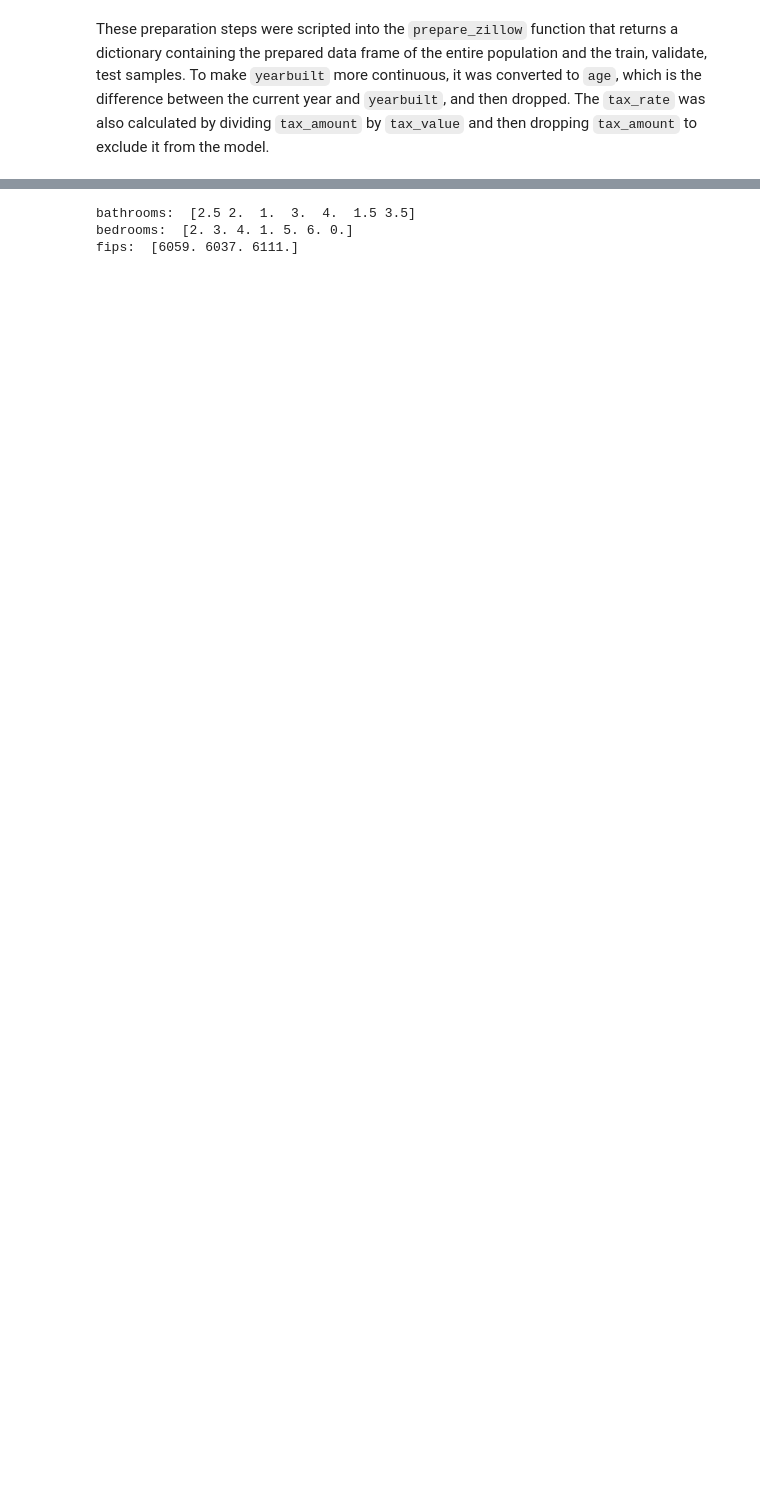
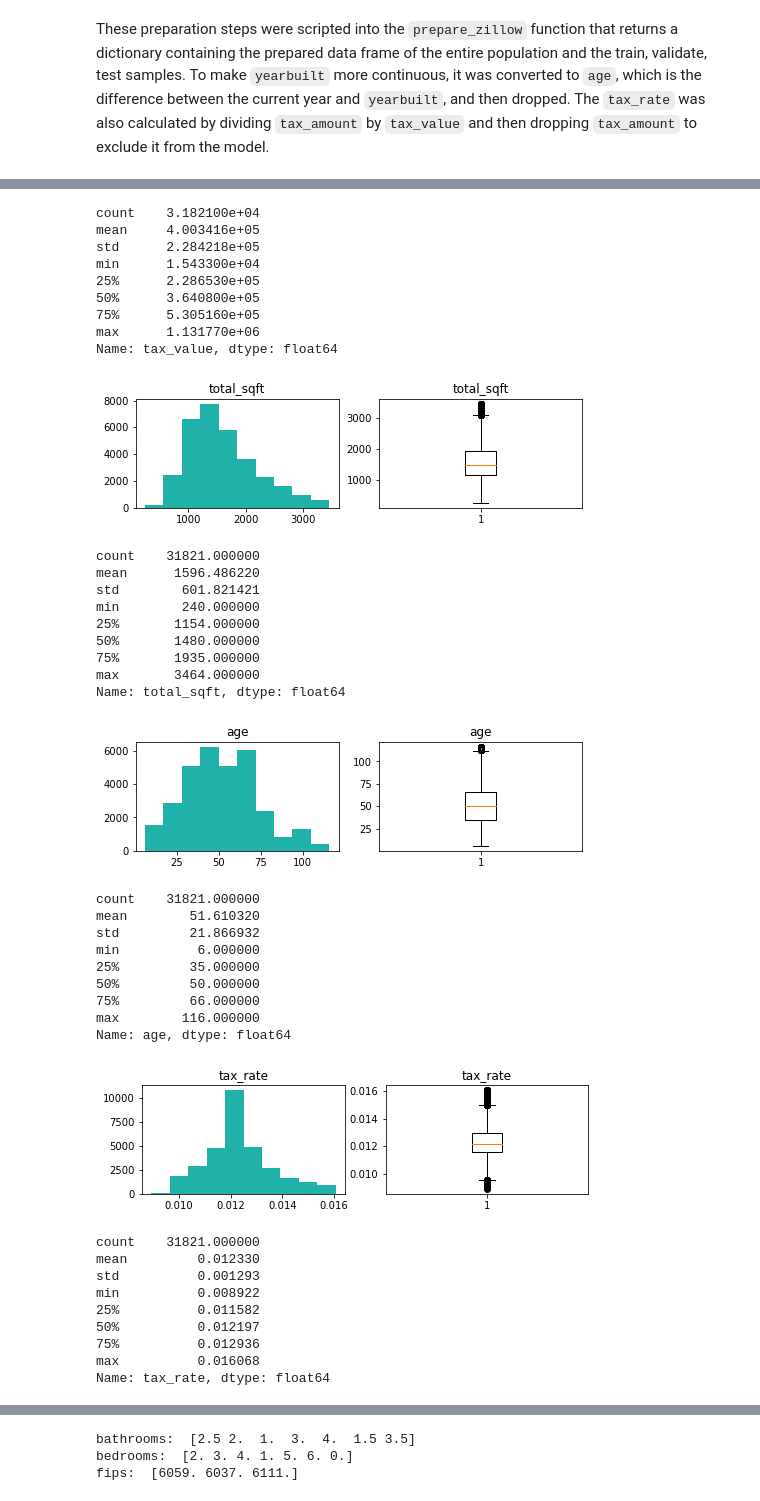
Before and after one commit to david-ryan-alviola/regression-project, a Jupyter notebook: zillow.ipynb, the cells around one changed output, grey strips where cells are left out. Saved outputs shown, nothing was run; the diff lists cells and outputs as text; code cells hidden in the pictures; blank space fills up the shorter version.

```diff
--- a/zillow.ipynb
+++ b/zillow.ipynb
@@ -221,0 +177,4 @@ When performing bivariate exploration, I found it easier to treat `fips`, `bathr
+# %%
+# There is a bug in this function causing the label for FIPS 6037 and 6059 to be switched. Use the index and disregard the fips column.
+explore_univariate(population, ['fips'], ['bathrooms', 'bedrooms', 'tax_value', 'total_sqft', 'age', 'tax_rate'])
+# %% [output]
@@ -221,0 +208,39 @@ When performing bivariate exploration, I found it easier to treat `fips`, `bathr
+count    3.182100e+04
+mean     4.003416e+05
+std      2.284218e+05
+min      1.543300e+04
+25%      2.286530e+05
+50%      3.640800e+05
+75%      5.305160e+05
+max      1.131770e+06
+Name: tax_value, dtype: float64
+[figure, added]
+count    31821.000000
+mean      1596.486220
+std        601.821421
+min        240.000000
+25%       1154.000000
+50%       1480.000000
+75%       1935.000000
+max       3464.000000
+Name: total_sqft, dtype: float64
+[figure, added]
+count    31821.000000
+mean        51.610320
+std         21.866932
+min          6.000000
+25%         35.000000
+50%         50.000000
+75%         66.000000
+max        116.000000
+Name: age, dtype: float64
+[figure, added]
+count    31821.000000
+mean         0.012330
+std          0.001293
+min          0.008922
+25%          0.011582
+50%          0.012197
+75%          0.012936
+max          0.016068
+Name: tax_rate, dtype: float64
```
Also changed, not shown: parts of 41 cells of this notebook, 3 other files.
